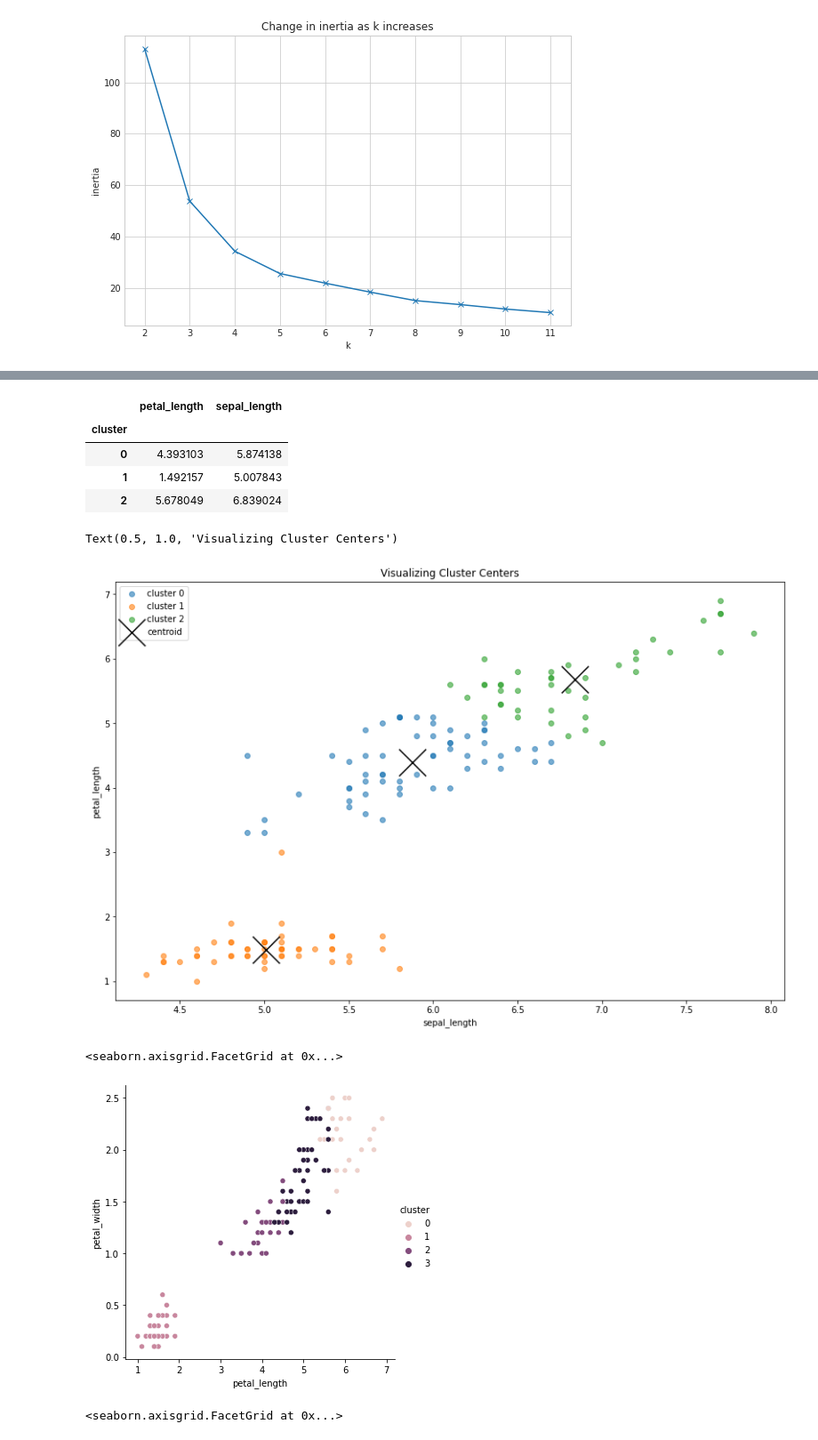
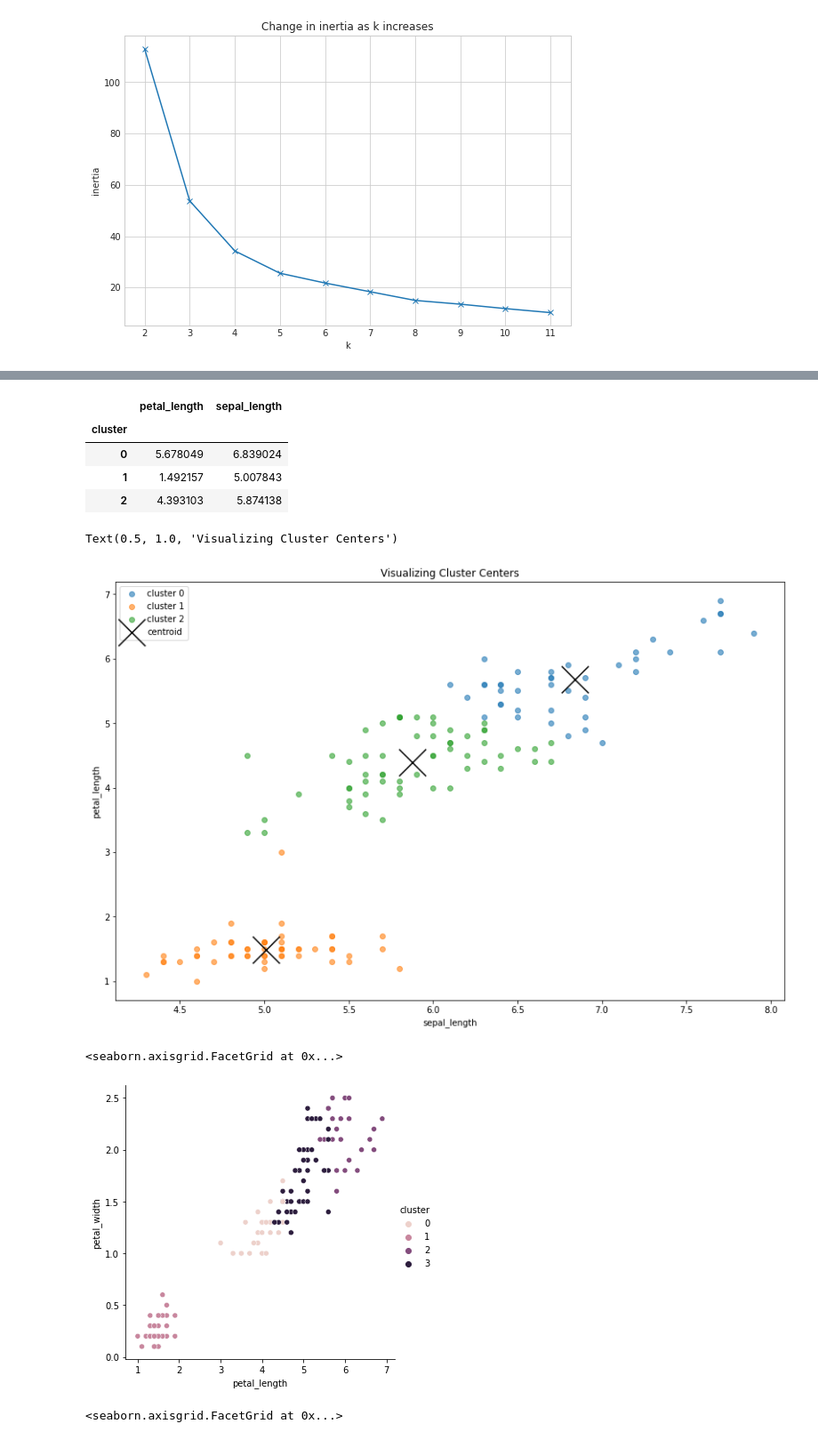
Before and after one commit to QinzhiChen/clustering-exercises, a Jupyter notebook: modeling.ipynb, the cells around one changed output, grey strips where cells are left out. Shown at 89% size. Saved outputs shown, nothing was run; the diff lists cells and outputs as text; code cells hidden in the pictures.

```diff
--- a/modeling.ipynb
+++ b/modeling.ipynb
@@ -73,6 +69,7 @@ cluster(iris_df)
 [figure]
 # %%
 kmeans = KMeans(n_clusters=3)
+X = iris_df[['petal_length', 'sepal_length']]
 kmeans.fit(X)
 
 kmeans.predict(X)
@@ -130,9 +127,9 @@ iris_df.groupby('cluster')['petal_length', 'sepal_length'].mean()
 # %% [output]
 |  | petal_length | sepal_length |
 | cluster |  |  |
-| 0 | 4.393103 | 5.874138 |
+| 0 | 5.678049 | 6.839024 |
 | 1 | 1.492157 | 5.007843 |
-| 2 | 5.678049 | 6.839024 |
+| 2 | 4.393103 | 5.874138 |
 # %%
 plt.figure(figsize=(14, 9))
 
@@ -147,15 +144,15 @@ plt.ylabel('petal_length')
 plt.title('Visualizing Cluster Centers')
 # %% [output]
 Text(0.5, 1.0, 'Visualizing Cluster Centers')
-[figure, old version]
+[figure, new version]
 # %%
 kmeans = KMeans(n_clusters=4)
 kmeans.fit(X)
-iris['cluster'] = kmeans.predict(X)
+iris_df['cluster'] = kmeans.predict(X)
 
-sns.relplot(data=iris, x='petal_length', y='petal_width', hue='cluster')
+sns.relplot(data=iris_df, x='petal_length', y='petal_width', hue='cluster')
 # %% [output]
 <seaborn.axisgrid.FacetGrid at 0x...>
-[figure, old version]
+[figure, new version]
 # %%
 kmeans = KMeans(n_clusters=5).fit(X)
```
Also changed, not shown: parts of 14 cells of this notebook.
